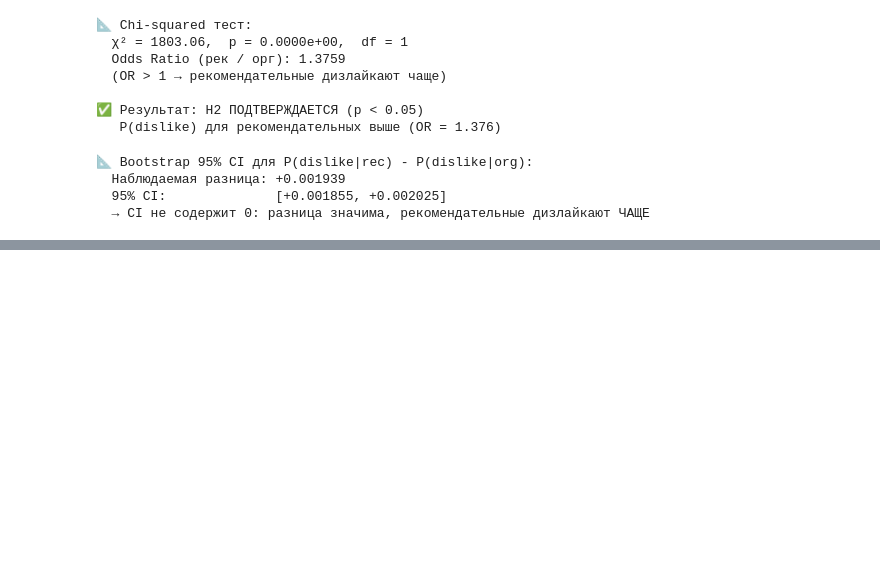
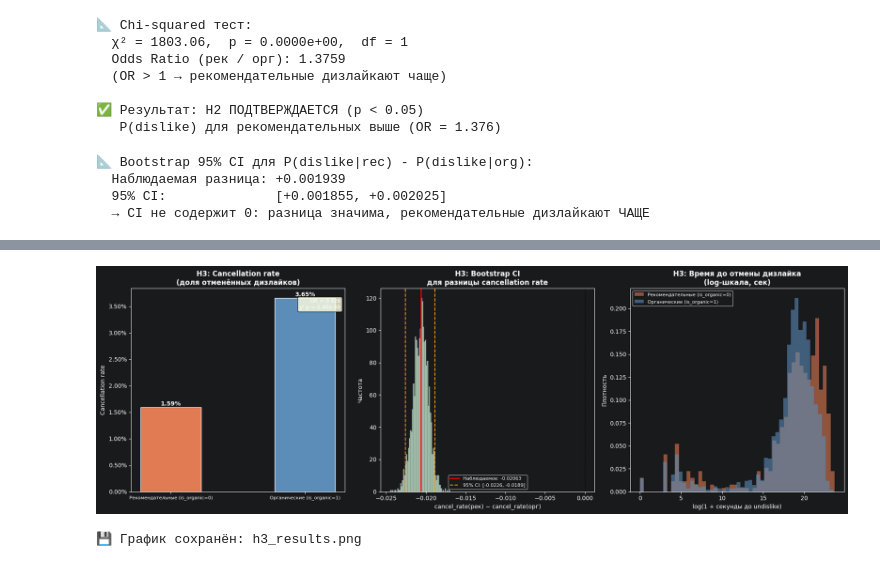
Before and after one commit to ericsupersonic/yndx-bigdata, a Jupyter notebook: yndx-bigdata.ipynb, the cells around one changed output, grey strips where cells are left out. Saved outputs shown, nothing was run; the diff lists cells and outputs as text; code cells hidden in the pictures; blank space fills up the shorter version.

```diff
--- a/yndx-bigdata.ipynb
+++ b/yndx-bigdata.ipynb
@@ -181,11 +182,14 @@ def reconstruct_time(df: pd.DataFrame) -> pd.DataFrame:
     df['abs_time_sec'] = df.groupby('uid')['timestamp'].cumsum() * 5
     return df
 
-listens  = reconstruct_time(listens)
-dislikes = reconstruct_time(dislikes)
-likes    = reconstruct_time(likes)
+listens    = reconstruct_time(listens)
+dislikes   = reconstruct_time(dislikes)
+likes      = reconstruct_time(likes)
+undislikes = reconstruct_time(undislikes)
+unlikes    = reconstruct_time(unlikes)
+multi_event = reconstruct_time(multi_event)
 
-print(' Время реконструировано')
+print('✅ Время реконструировано')
 print('Пример (первые 3 строки одного пользователя):')
 uid_example = listens['uid'].iloc[0]
 listens[listens['uid'] == uid_example][['uid', 'timestamp', 'abs_time_sec', 'is_organic', 'played_ratio_pct']].head(3)
@@ -632,0 +824,52 @@ print('График сохранён: h2_results.png')
+# %%
+# ── Визуализация H3 ───────────────────────────────────────────────────────────
+fig, axes = plt.subplots(1, 3, figsize=(18, 6))
+
+# График 1: Cancellation rate по группам
+cancel_rates = h3_df.groupby('is_organic')['cancelled'].mean()
+bars = axes[0].bar(
+    [ORGANIC_LABELS[k] for k in cancel_rates.index],
+    cancel_rates.values,
+    color=[COLORS[k] for k in cancel_rates.index],
+    width=0.45, edgecolor='white'
+)
+axes[0].set_title('H3: Cancellation rate\n(доля отменённых дизлайков)', fontweight='bold')
+axes[0].set_ylabel('Cancellation rate')
+axes[0].yaxis.set_major_formatter(mtick.PercentFormatter(1.0))
+axes[0].tick_params(axis='x', labelsize=8)
+for bar, val in zip(bars, cancel_rates.values):
+    axes[0].text(bar.get_x() + bar.get_width()/2, bar.get_height() + max(cancel_rates)*0.01,
+                 f'{val*100:.2f}%', ha='center', fontweight='bold')
+axes[0].text(0.98, 0.95,
+             f'OR = {or_h3:.3f}\nχ² p = {p_h3:.2e}',
+             transform=axes[0].transAxes, ha='right', va='top',
+             fontsize=9, bbox=dict(boxstyle='round', facecolor='lightyellow', alpha=0.8))
+
+# График 2: Bootstrap CI
+axes[1].hist(boot_diffs, bins=60, color='#7B9E87', edgecolor='white', linewidth=0.3)
+axes[1].axvline(h3_obs_diff, color='red', linewidth=2, label=f'Наблюдаемое: {h3_obs_diff:+.5f}')
+axes[1].axvline(h3_ci_low,  color='orange', linestyle='--', linewidth=1.5, label=f'95% CI: [{h3_ci_low:+.4f}, {h3_ci_high:+.4f}]')
+axes[1].axvline(h3_ci_high, color='orange', linestyle='--', linewidth=1.5)
+axes[1].axvline(0, color='black', linewidth=1, linestyle=':')
+axes[1].set_title('H3: Bootstrap CI\nдля разницы cancellation rate', fontweight='bold')
+axes[1].set_xlabel('cancel_rate(рек) − cancel_rate(орг)')
+axes[1].set_ylabel('Частота')
+axes[1].legend(fontsize=8)
+
+# График 3: Распределение времени до отмены (лог-шкала)
+for org_val, label in ORGANIC_LABELS.items():
+    t = cancelled_only[cancelled_only['is_organic'] == org_val]['time_to_cancel'].dropna()
+    if len(t) > 0:
+        axes[2].hist(np.log1p(t), bins=50, alpha=0.6, label=label, color=COLORS[org_val], density=True)
+axes[2].set_title('H3: Время до отмены дизлайка\n(log-шкала, сек)', fontweight='bold')
+axes[2].set_xlabel('log(1 + секунды до undislike)')
+axes[2].set_ylabel('Плотность')
+axes[2].legend(fontsize=8)
+
+plt.tight_layout()
+plt.savefig('h3_results.png', bbox_inches='tight')
+plt.show()
+print('💾 График сохранён: h3_results.png')
+# %% [output]
+[figure, added]
+💾 График сохранён: h3_results.png
```
Also changed, not shown: parts of 58 cells of this notebook, 10 other files.
